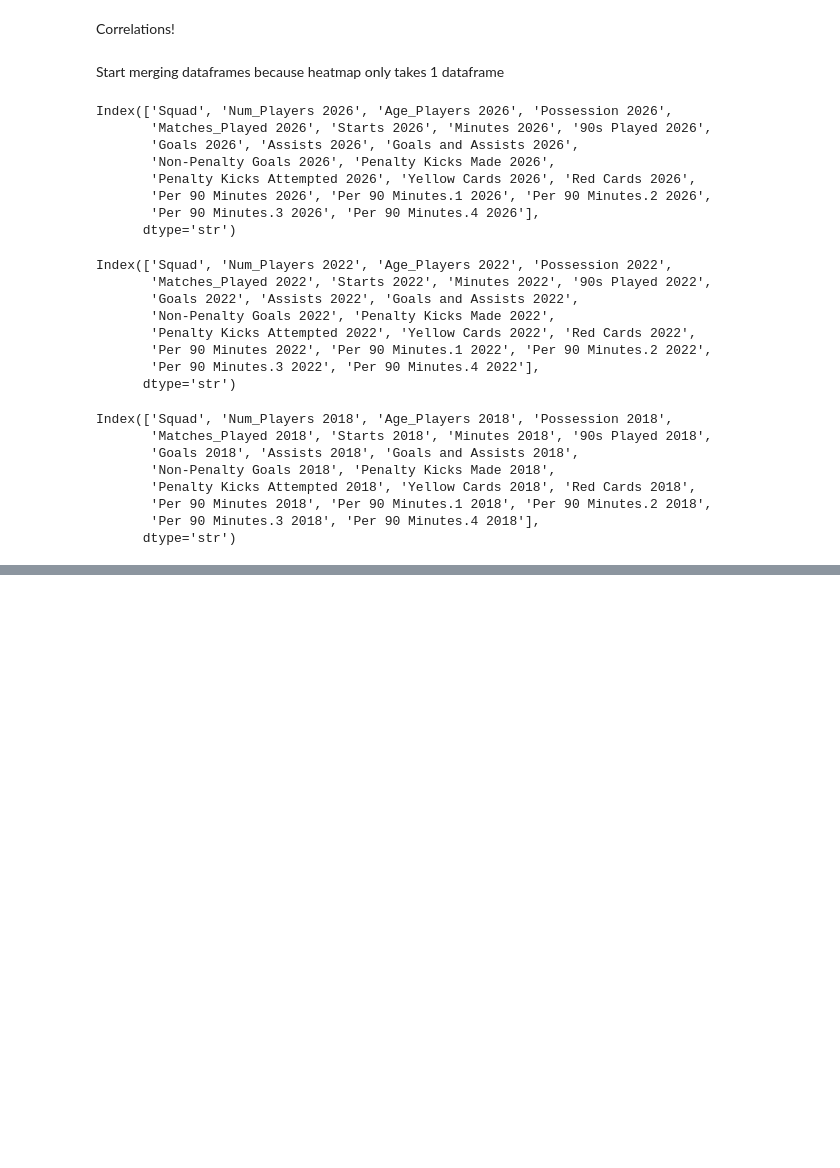
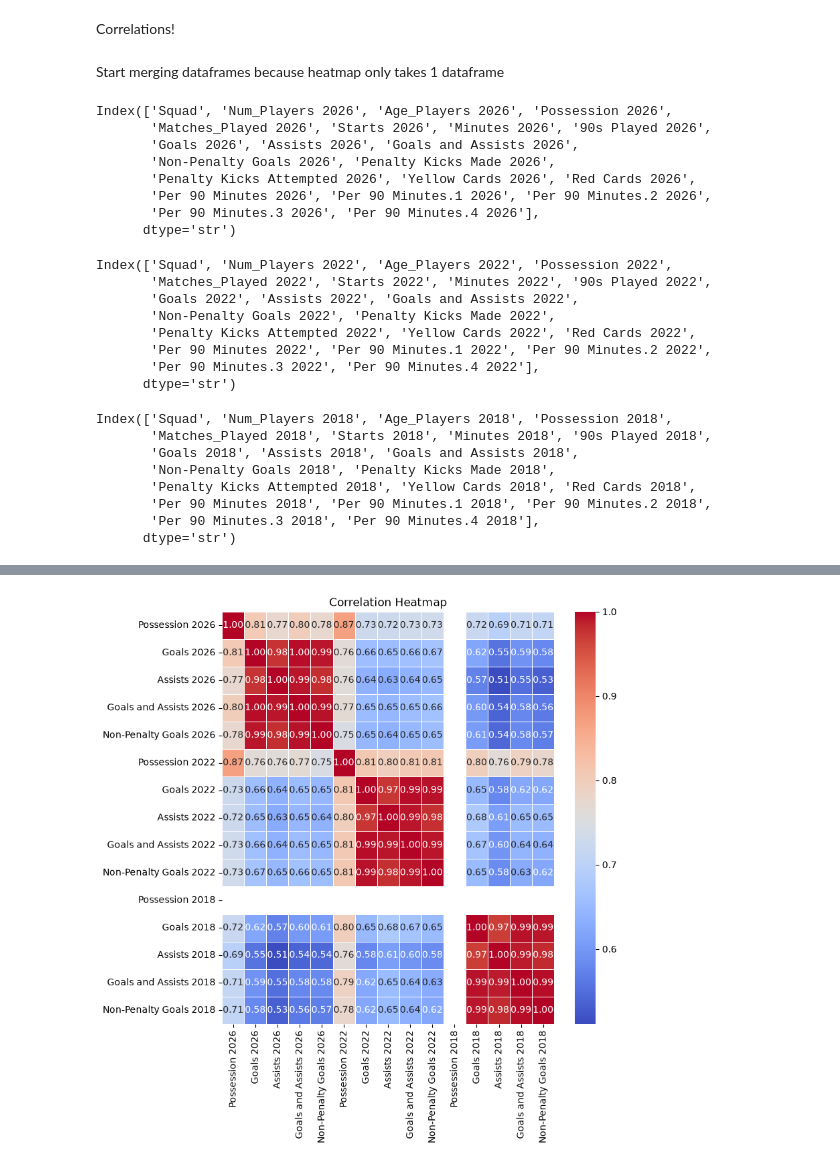
Before and after one commit to aalskdjfhg123/MDST-Sports-Soccer, a Jupyter notebook: WCQ_UEFA_datasets/attempt.ipynb, the cells around one changed output, grey strips where cells are left out. Drawn from its saved outputs; the diff is of its cells as text; code cells hidden in the pictures; blank space fills up the shorter version.

```diff
--- a/WCQ_UEFA_datasets/attempt.ipynb
+++ b/WCQ_UEFA_datasets/attempt.ipynb
@@ -411,0 +447,17 @@ plt.show()
+# %%
+noKicksCards = res.drop(columns = ['Penalty Kicks Made 2026', 'Penalty Kicks Attempted 2026',
+                                   'Yellow Cards 2026', 'Red Cards 2026',
+                                   'Penalty Kicks Made 2022', 'Penalty Kicks Attempted 2022',
+                                   'Yellow Cards 2022', 'Red Cards 2022',
+                                   'Penalty Kicks Made 2018', 'Penalty Kicks Attempted 2018',
+                                   'Yellow Cards 2018', 'Red Cards 2018'])
+# %%
+# That's not very easy to understand, but it's nice to have exact numbers
+# Let's do a more visual way
+
+plt.figure(figsize=(8, 8)) # Adjust figure size as needed
+sns.heatmap(noKicksCards.corr(numeric_only=True), annot=True, cmap='coolwarm', fmt=".2f", linewidths=.5)
+plt.title('Correlation Heatmap')
+plt.show()
+# %% [output]
+[figure, added]
```
Also changed, not shown: parts of 8 cells of this notebook.
